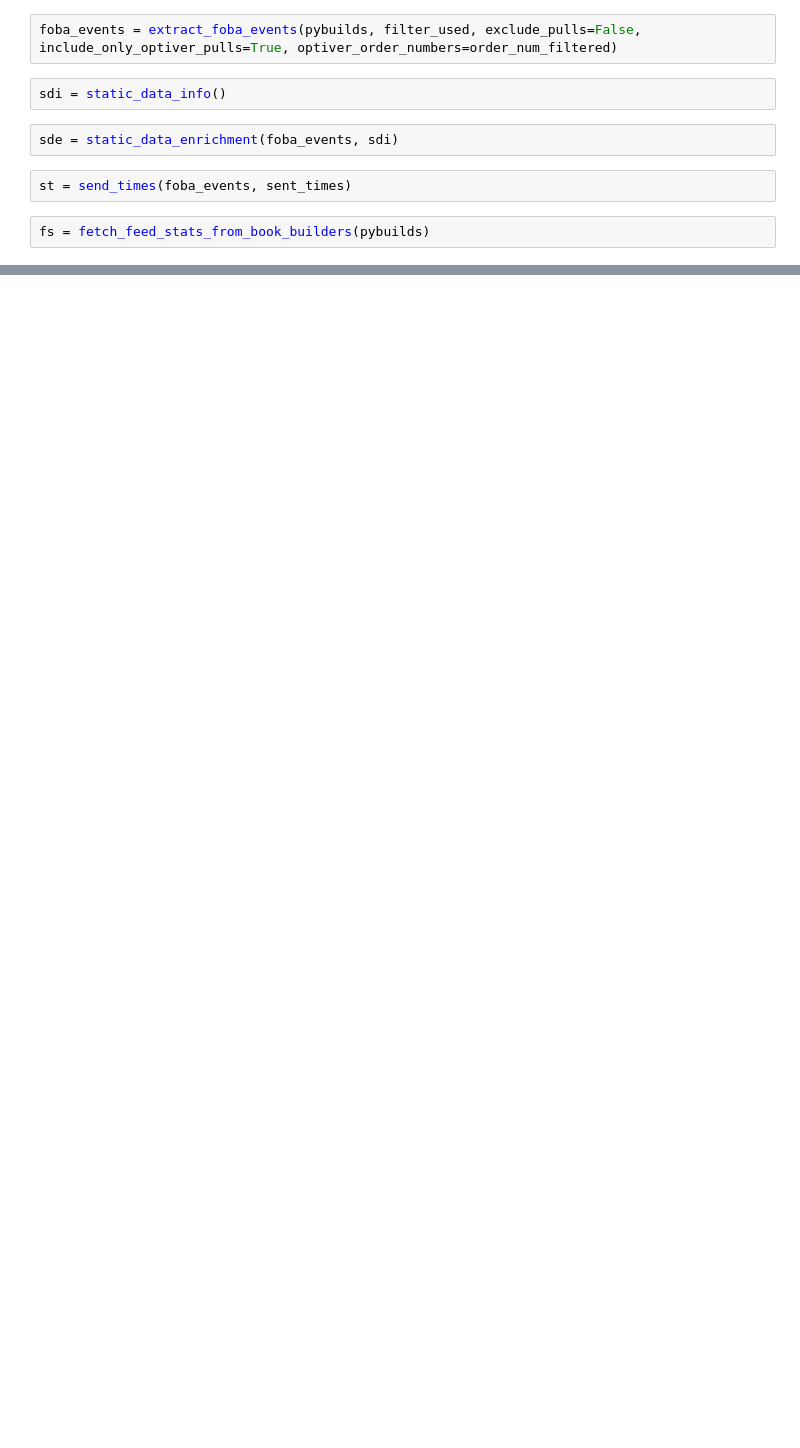
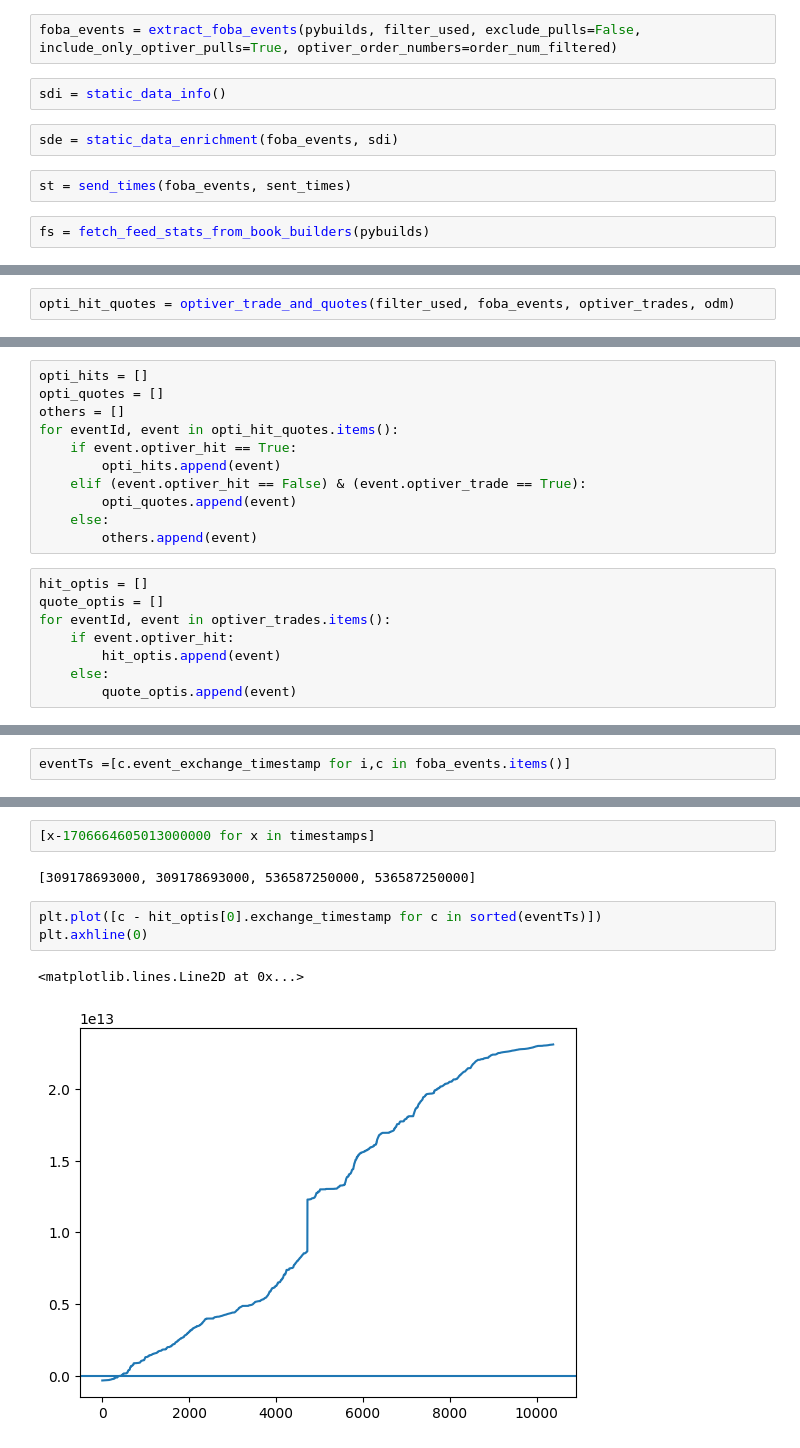
Before and after one commit to KartikeyaBisht9/FobaBacktestEngine, a Jupyter notebook: optiver_integration.ipynb, the cells around one changed output, grey strips where cells are left out. Cells and saved outputs as stored; diff of their text form; blank space fills up the shorter version.

```diff
--- a/optiver_integration.ipynb
+++ b/optiver_integration.ipynb
@@ -482,0 +196,2 @@ dfx download -u s3://#51#opapac-ess-prd-apse2/hacksaw/sehk/omdc_orderbook/market
+# %%
+opti_hit_quotes = optiver_trade_and_quotes(filter_used, foba_events, optiver_trades, odm)
@@ -482,0 +200,19 @@ dfx download -u s3://#51#opapac-ess-prd-apse2/hacksaw/sehk/omdc_orderbook/market
+# %%
+opti_hits = []
+opti_quotes = []
+others = []
+for eventId, event in opti_hit_quotes.items():
+    if event.optiver_hit == True:
+        opti_hits.append(event)
+    elif (event.optiver_hit == False) & (event.optiver_trade == True):
+        opti_quotes.append(event)
+    else:
+        others.append(event)
+# %%
+hit_optis = []
+quote_optis = []
+for eventId, event in optiver_trades.items():
+    if event.optiver_hit:
+        hit_optis.append(event)
+    else:
+        quote_optis.append(event)
@@ -482,0 +230,2 @@ dfx download -u s3://#51#opapac-ess-prd-apse2/hacksaw/sehk/omdc_orderbook/market
+# %%
+eventTs =[c.event_exchange_timestamp for i,c in foba_events.items()]
@@ -482,0 +262,10 @@ dfx download -u s3://#51#opapac-ess-prd-apse2/hacksaw/sehk/omdc_orderbook/market
+# %%
+[x-1706664605013000000 for x in timestamps]
+# %% [output]
+[309178693000, 309178693000, 536587250000, 536587250000]
+# %%
+plt.plot([c - hit_optis[0].exchange_timestamp for c in sorted(eventTs)])
+plt.axhline(0)
+# %% [output]
+<matplotlib.lines.Line2D at 0x...>
+[figure, added]
```
Also changed, not shown: parts of 77 cells of this notebook, 33 other files.
